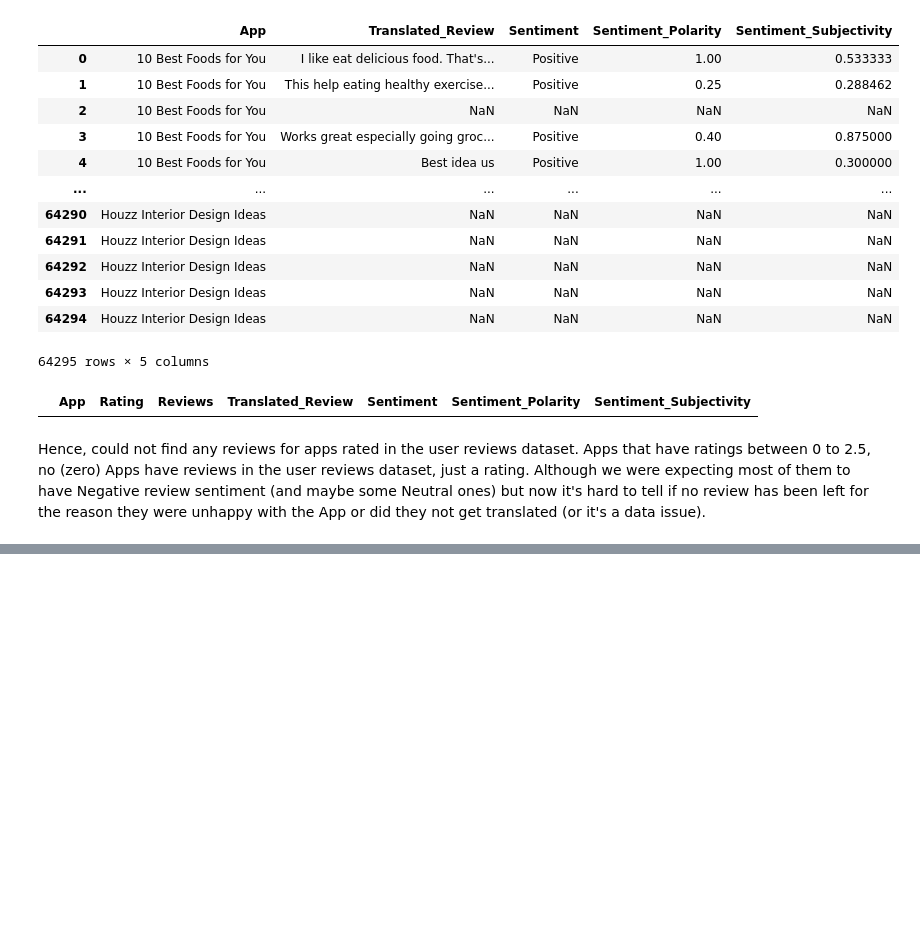
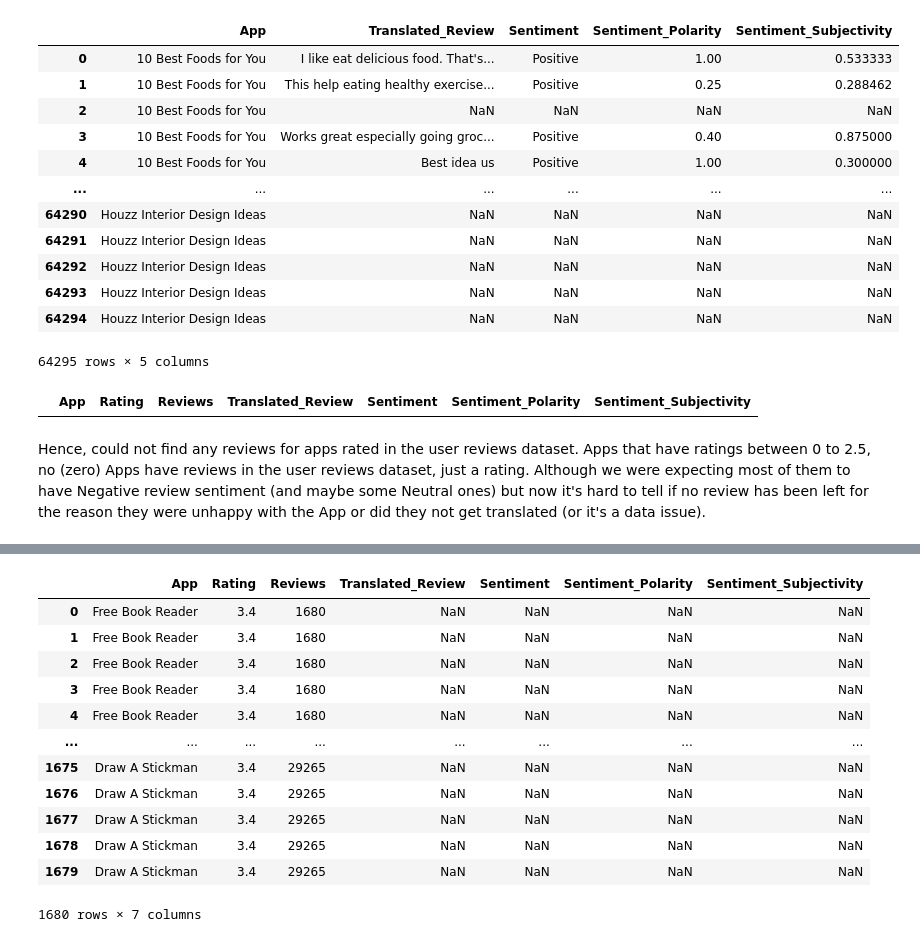
Before and after one commit to Harisha-AlmaBetter/Play-Store-Analysis-EDA-AlmaBetter, a Jupyter notebook: Play_Store_App_Review_Analysis_Capstone_Project_Harisha.ipynb, the cells around one changed output, grey strips where cells are left out. Drawn from its saved outputs; the diff is of its cells as text; code cells hidden in the pictures; blank space fills up the shorter version.

```diff
--- a/Play_Store_App_Review_Analysis_Capstone_Project_Harisha.ipynb
+++ b/Play_Store_App_Review_Analysis_Capstone_Project_Harisha.ipynb
@@ -84,0 +214,3 @@ dtype: object
+# %%
+# Row 10472 removed due to missing value of Category
+apps_df.drop(apps_df.index[10472], inplace=True)
@@ -133,0 +271,5 @@ Hence, could not find any reviews for apps rated in the user reviews dataset. Ap
+# %%
+apps_rated_2_5_to_3_5_filter = (apps_df.Rating >= 2.5) & (apps_df.Rating < 3.5)
+selected_columns = ['App', 'Rating', 'Reviews']
+apps_rated_2_5_to_3_5_df = apps_df[apps_rated_2_5_to_3_5_filter][selected_columns]
+apps_rated_2_5_to_3_5_df
@@ -133,0 +290,3 @@ Hence, could not find any reviews for apps rated in the user reviews dataset. Ap
+# %%
+selected_columns = ['App', 'Translated_Review','Sentiment','Sentiment_Polarity','Sentiment_Subjectivity']
+reviews_df[selected_columns]
@@ -133,0 +307,17 @@ Hence, could not find any reviews for apps rated in the user reviews dataset. Ap
+# %%
+reviews_rated_2_5_to_3_5_df = apps_rated_2_5_to_3_5_df.merge(reviews_df[selected_columns],on='App')
+reviews_rated_2_5_to_3_5_df
+# %% [output]
+|  | App | Rating | Reviews | Translated_Review | Sentiment | Sentiment_Polarity | Sentiment_Subjectivity |
+| 0 | Free Book Reader | 3.4 | 1680 | NaN | NaN | NaN | NaN |
+| 1 | Free Book Reader | 3.4 | 1680 | NaN | NaN | NaN | NaN |
+| 2 | Free Book Reader | 3.4 | 1680 | NaN | NaN | NaN | NaN |
+| 3 | Free Book Reader | 3.4 | 1680 | NaN | NaN | NaN | NaN |
+| 4 | Free Book Reader | 3.4 | 1680 | NaN | NaN | NaN | NaN |
+| ... | ... | ... | ... | ... | ... | ... | ... |
+| 1675 | Draw A Stickman | 3.4 | 29265 | NaN | NaN | NaN | NaN |
+| 1676 | Draw A Stickman | 3.4 | 29265 | NaN | NaN | NaN | NaN |
+| 1677 | Draw A Stickman | 3.4 | 29265 | NaN | NaN | NaN | NaN |
+| 1678 | Draw A Stickman | 3.4 | 29265 | NaN | NaN | NaN | NaN |
+| 1679 | Draw A Stickman | 3.4 | 29265 | NaN | NaN | NaN | NaN |
+1680 rows × 7 columns
```
Also changed, not shown: parts of 27 cells of this notebook.
